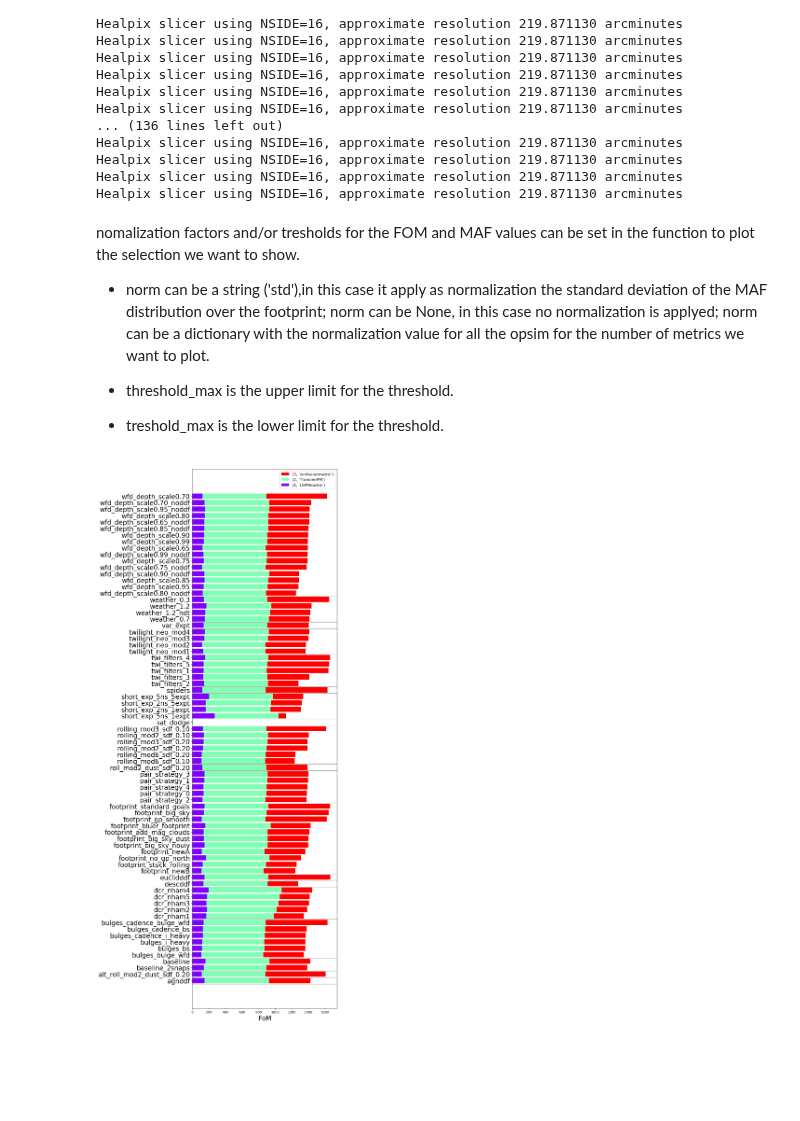
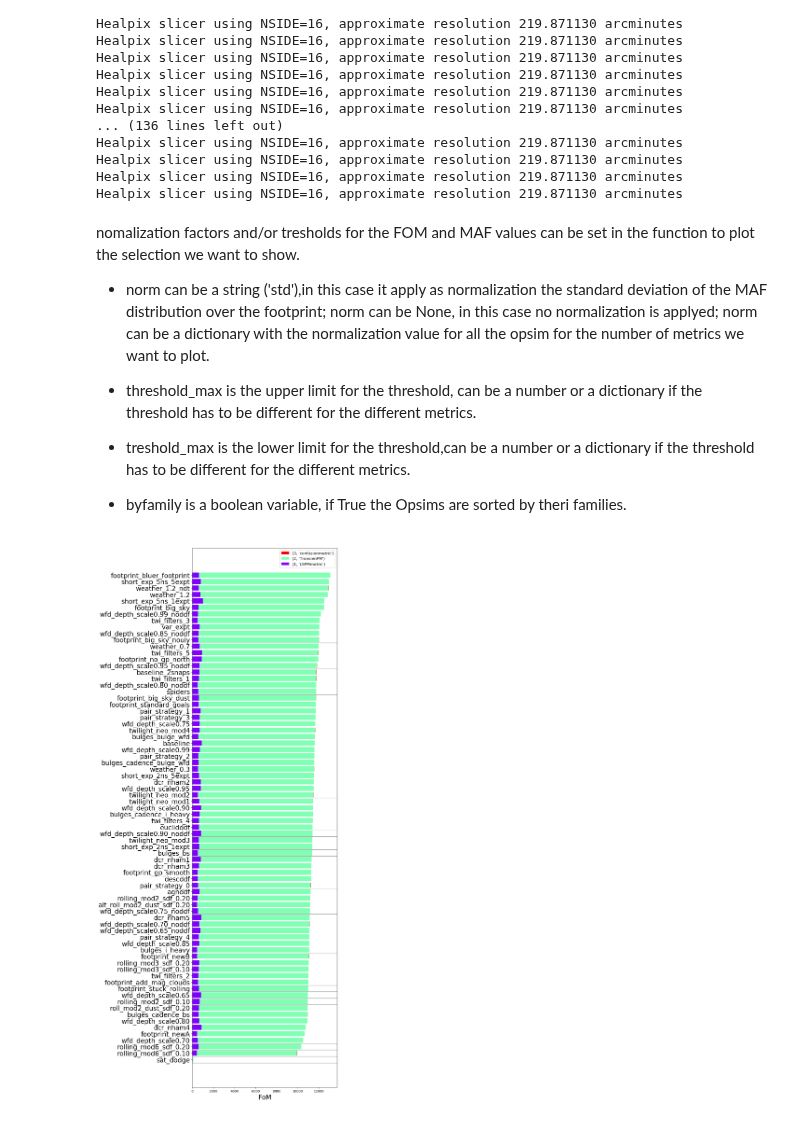
Before and after one commit to fedhere/LSSTunknowns, a Jupyter notebook: code/metricTo FOM.ipynb, the cells around one changed output. Saved outputs shown, nothing was run; the diff lists cells and outputs as text; code cells hidden in the pictures; blank space fills up the shorter version.

```diff
--- a/code/metricTo FOM.ipynb
+++ b/code/metricTo FOM.ipynb
@@ -63,15 +63,17 @@ nomalization factors and/or tresholds for the FOM and MAF values can be set in t
 
 - norm can be a string ('std'),in this case it apply as normalization the standard deviation of the MAF distribution over the footprint; norm can be None, in this case no normalization is applyed; norm can be a dictionary with the normalization value for all the opsim for the number of metrics we want to plot.
 
-- threshold_max is the upper limit for the threshold.
+- threshold_max is the upper limit for the threshold, can be a number or a dictionary if the threshold has to be different for the different metrics.
 
-- treshold_max is the lower limit for the threshold.
+- treshold_max is the lower limit for the threshold,can be a number or a dictionary if the threshold has to be different for the different metrics.
+
+- byfamily is a boolean variable, if True the Opsims are sorted by theri families.
 # %%
 def get_family(df):
     """get family of opsim"""
     return df[0].split('_')[0]
 
-def FOM(bundleDicts, norm=None, treshold_min =None, treshold_max =None, filename=None, **karg):
+def FOM(bundleDicts, norm=None, treshold_min =None, treshold_max =None, filename=None, byfamily=True,**karg):
     data_bundle = {}
     data = {}
     FOMs = []
@@ -89,16 +91,25 @@ def FOM(bundleDicts, norm=None, treshold_min =None, treshold_max =None, filename
                     data[metric][runName].append(data_bundle[metric][runName][i])
             data[metric][runName]=np.array(data[metric][runName])[np.where(np.isfinite(data[metric][runName]))]
             if treshold_min !=None and treshold_max !=None :
-                ID_fom=np.where((data[metric][runName]>treshold_min) & (data[metric][runName]<treshold_max))
+                if isinstance(treshold_min,dict) and isinstance(treshold_max,dict):
+                    ID_fom=np.where((data[metric][runName]>treshold_min[metric][runName]) & (data[metric][runName]<treshold_max[metric][runName]))
+                else:
+                    ID_fom=np.where((data[metric][runName]>treshold_min) & (data[metric][runName]<treshold_max))
             else:
                 if treshold_min !=None:
-                    ID_fom=np.where(data[metric][runName]>treshold_min)
+                    if isinstance(treshold_min,dict):
+                        ID_fom=np.where(data[metric][runName]>treshold_min[metric][runName])
+                    else:
+                        ID_fom=np.where(data[metric][runName]>treshold_min)
                 elif treshold_max !=None :
-                    ID_fom=np.where(data[metric][runName]<treshold_max)
+                    if isinstance(treshold_min,dict):
+                        ID_fom=np.where(data[metric][runName]>treshold_max[metric][runName])
+                    else:
+                        ID_fom=np.where(data[metric][runName]>treshold_max)
                 else:
                     ID_fom=np.repeat(True, len(data[metric][runName]))
             if norm =='std':
-                N= max(data[metric][runName][ID_fom])**(-1)
+                N= np.std(np.array(data[metric][runName][ID_fom]))**(-1)
             elif norm==None:
                 N=np.repeat(1,len(data[metric][runName][ID_fom]))
             else:
@@ -124,7 +135,10 @@ def FOM(bundleDicts, norm=None, treshold_min =None, treshold_max =None, filename
     df_new['db'] = df_new['db'].apply(lambda x: x.replace("_v1.4_10yrs", "") )
     df_new['db'] = df_new['db'].apply(lambda x: x.replace("v1.4_10yrs", "") )
     df_new['family'] = df_new.apply(get_family, axis=1)
-    df_ = df_new.sort_values(by=[ 'family',FOM_labels[-1]], ascending=[False, False])
+    if byfamily:
+        df_ = df_new.sort_values(by=[ 'family',FOM_labels[-1]], ascending=[False, False])
+    else:
+        df_ = df_new.sort_values(by=[FOM_labels[-1]], ascending=[False])
     #idx = sorted([name_tick,d], key = lambda x: (x[1],x[2]))
     #idx=np.argsort((d,name_tick))
     #idx=idx[::-1]
@@ -132,8 +146,9 @@ def FOM(bundleDicts, norm=None, treshold_min =None, treshold_max =None, filename
     for i in reversed(range(len(FOMs))):
         #ax.barh(y_pos,dplt[i][idx], align='center',color=colorlist[i],label=FOM_labels[i], **karg)
         ax.barh(df_['db'],df_[FOM_labels[i]], align='center',color=colorlist[i],label=FOM_labels[i], **karg)
-    hlines = df_.groupby(by='family', as_index=False, sort=False).count().cumsum()[FOM_labels[-1]].values - 0.5
-    hlines = [hlines, hlines]
+    if byfamily:
+        hlines = df_.groupby(by='family', as_index=False, sort=False).count().cumsum()[FOM_labels[-1]].values - 0.5
+        hlines = [hlines, hlines]
     xmin, xmax= ax.get_xlim()
     ax.plot((xmin, xmax), hlines, 'k-', linewidth=1, alpha=0.5)
     ax.set_yticks(y_pos)
@@ -148,6 +163,6 @@ def FOM(bundleDicts, norm=None, treshold_min =None, treshold_max =None, filename
     plt.close()
     return fig
 # %%
-FOM(bundleDicts)
+FOM(bundleDicts, norm='std', byfamily=False)
 # %% [output]
-[figure, old version]
+[figure, new version]
```
